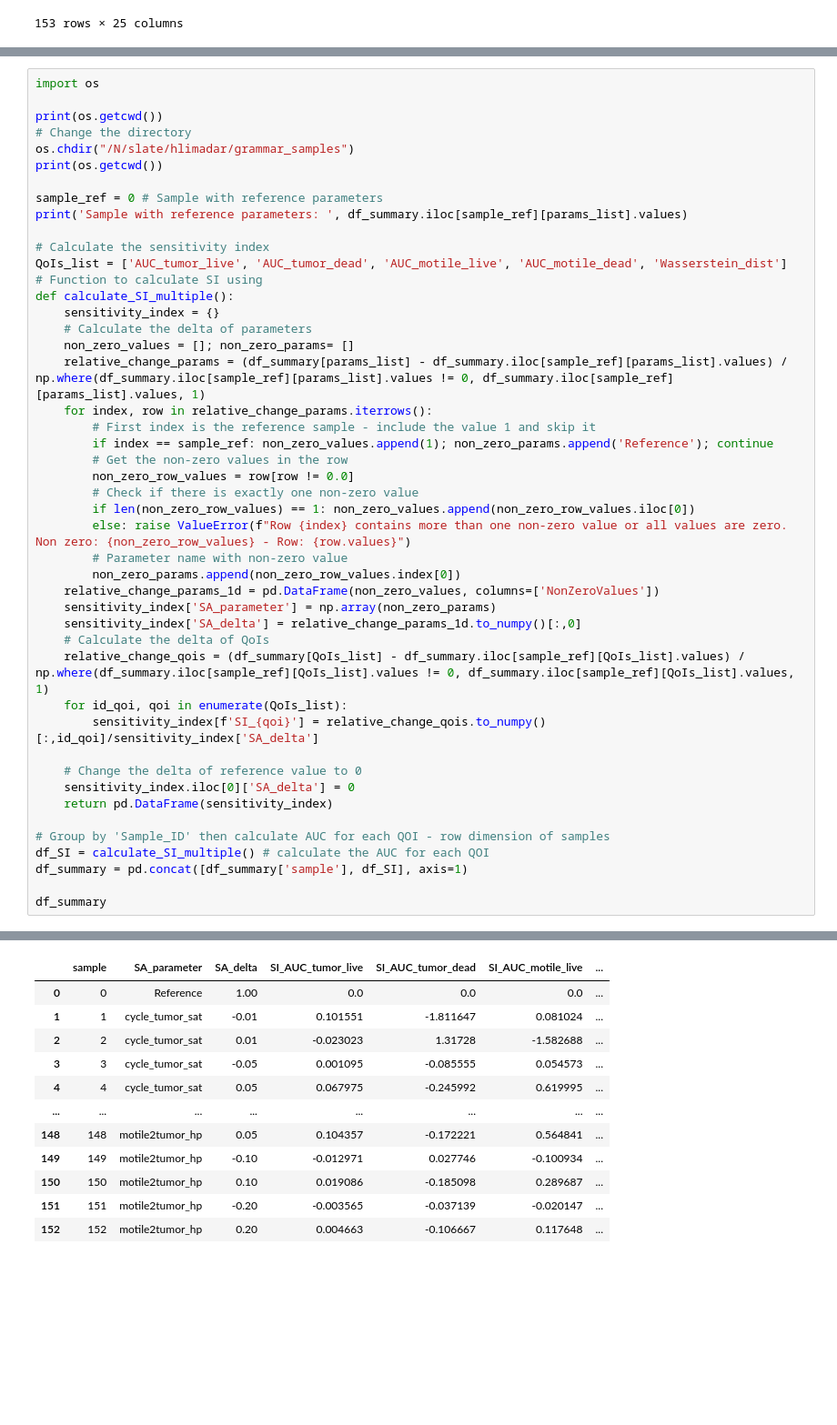
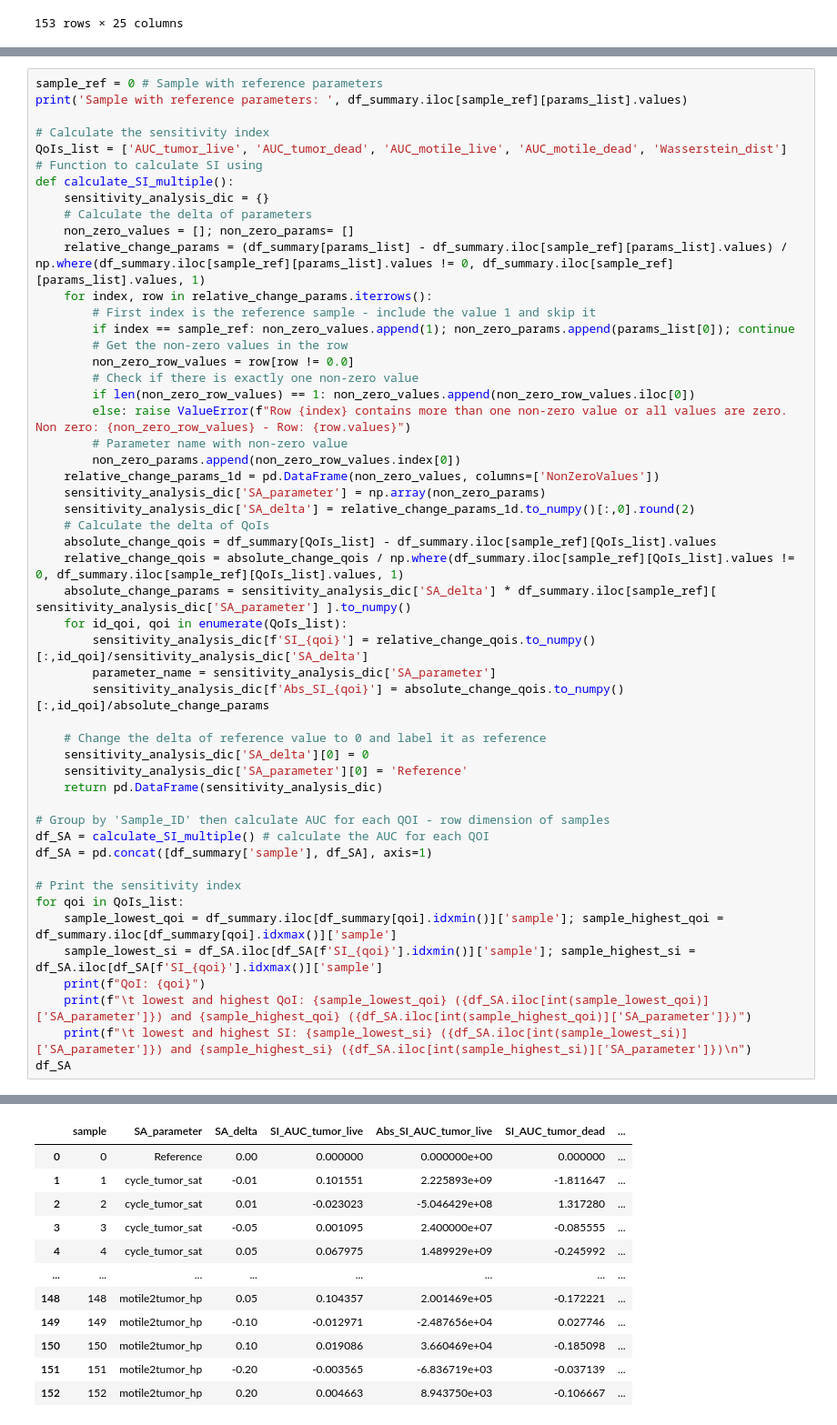
Before and after one commit to PhysiCell-Models/grammar_samples, a Jupyter notebook: Sensitivity_Analysis/SA_script_ex1.ipynb, the cells around one changed output, grey strips where cells are left out. Shown: that part at 91% size. Drawn from its saved outputs; the diff is of its cells as text; blank space fills up the shorter version.

```diff
--- a/Sensitivity_Analysis/SA_script_ex1.ipynb
+++ b/Sensitivity_Analysis/SA_script_ex1.ipynb
@@ -165,13 +176,6 @@ $$S_{\theta_i} = \dfrac{f(\theta_i)-f(\theta^\star)}{f(\theta^\star)}\cdot \dfra
 - $∣S∣≫1:$ The output is highly sensitive to the parameter; small changes in the parameter will cause large changes in the output.
 - $∣S∣≪1:$ The output is relatively insensitive to the parameter; large changes in the parameter will have little effect on the output.
 # %%
-import os
-
-print(os.getcwd())
-# Change the directory
-os.chdir("/N/slate/hlimadar/grammar_samples")
-print(os.getcwd())
-
 sample_ref = 0 # Sample with reference parameters
 print('Sample with reference parameters: ', df_summary.iloc[sample_ref][params_list].values)
 
@@ -179,13 +183,13 @@ print('Sample with reference parameters: ', df_summary.iloc[sample_ref][params_l
 QoIs_list = ['AUC_tumor_live', 'AUC_tumor_dead', 'AUC_motile_live', 'AUC_motile_dead', 'Wasserstein_dist']
 # Function to calculate SI using
 def calculate_SI_multiple():
-    sensitivity_index = {}
+    sensitivity_analysis_dic = {}
     # Calculate the delta of parameters
     non_zero_values = []; non_zero_params= []
     relative_change_params = (df_summary[params_list] - df_summary.iloc[sample_ref][params_list].values) / np.where(df_summary.iloc[sample_ref][params_list].values != 0, df_summary.iloc[sample_ref][params_list].values, 1)
     for index, row in relative_change_params.iterrows():
         # First index is the reference sample - include the value 1 and skip it
-        if index == sample_ref: non_zero_values.append(1); non_zero_params.append('Reference'); continue
+        if index == sample_ref: non_zero_values.append(1); non_zero_params.append(params_list[0]); continue
         # Get the non-zero values in the row
         non_zero_row_values = row[row != 0.0]
         # Check if there is exactly one non-zero value
@@ -194,20 +198,32 @@ def calculate_SI_multiple():
         # Parameter name with non-zero value
         non_zero_params.append(non_zero_row_values.index[0])
     relative_change_params_1d = pd.DataFrame(non_zero_values, columns=['NonZeroValues'])
-    sensitivity_index['SA_parameter'] = np.array(non_zero_params)
-    sensitivity_index['SA_delta'] = relative_change_params_1d.to_numpy()[:,0]
+    sensitivity_analysis_dic['SA_parameter'] = np.array(non_zero_params)
+    sensitivity_analysis_dic['SA_delta'] = relative_change_params_1d.to_numpy()[:,0].round(2)
     # Calculate the delta of QoIs
-    relative_change_qois = (df_summary[QoIs_list] - df_summary.iloc[sample_ref][QoIs_list].values) / np.where(df_summary.iloc[sample_ref][QoIs_list].values != 0, df_summary.iloc[sample_ref][QoIs_list].values, 1)
+    absolute_change_qois = df_summary[QoIs_list] - df_summary.iloc[sample_ref][QoIs_list].values
+    relative_change_qois = absolute_change_qois / np.where(df_summary.iloc[sample_ref][QoIs_list].values != 0, df_summary.iloc[sample_ref][QoIs_list].values, 1)
+    absolute_change_params = sensitivity_analysis_dic['SA_delta'] * df_summary.iloc[sample_ref][ sensitivity_analysis_dic['SA_parameter'] ].to_numpy()
     for id_qoi, qoi in enumerate(QoIs_list):
-        sensitivity_index[f'SI_{qoi}'] = relative_change_qois.to_numpy()[:,id_qoi]/sensitivity_index['SA_delta']
+        sensitivity_analysis_dic[f'SI_{qoi}'] = relative_change_qois.to_numpy()[:,id_qoi]/sensitivity_analysis_dic['SA_delta']
+        parameter_name = sensitivity_analysis_dic['SA_parameter']
+        sensitivity_analysis_dic[f'Abs_SI_{qoi}'] = absolute_change_qois.to_numpy()[:,id_qoi]/absolute_change_params
 
-    # Change the delta of reference value to 0
-    sensitivity_index.iloc[0]['SA_delta'] = 0
-    return pd.DataFrame(sensitivity_index)
+    # Change the delta of reference value to 0 and label it as reference
+    sensitivity_analysis_dic['SA_delta'][0] = 0
+    sensitivity_analysis_dic['SA_parameter'][0] = 'Reference'
+    return pd.DataFrame(sensitivity_analysis_dic)
 
 # Group by 'Sample_ID' then calculate AUC for each QOI - row dimension of samples
-df_SI = calculate_SI_multiple() # calculate the AUC for each QOI
-df_summary = pd.concat([df_summary['sample'], df_SI], axis=1)
+df_SA = calculate_SI_multiple() # calculate the AUC for each QOI
+df_SA = pd.concat([df_summary['sample'], df_SA], axis=1)
 
-df_summary
+# Print the sensitivity index
+for qoi in QoIs_list:
+    sample_lowest_qoi = df_summary.iloc[df_summary[qoi].idxmin()]['sample']; sample_highest_qoi = df_summary.iloc[df_summary[qoi].idxmax()]['sample']
+    sample_lowest_si = df_SA.iloc[df_SA[f'SI_{qoi}'].idxmin()]['sample']; sample_highest_si = df_SA.iloc[df_SA[f'SI_{qoi}'].idxmax()]['sample']
+    print(f"QoI: {qoi}")
+    print(f"\t lowest and highest QoI: {sample_lowest_qoi} ({df_SA.iloc[int(sample_lowest_qoi)]['SA_parameter']}) and {sample_highest_qoi} ({df_SA.iloc[int(sample_highest_qoi)]['SA_parameter']})")
+    print(f"\t lowest and highest SI: {sample_lowest_si} ({df_SA.iloc[int(sample_lowest_si)]['SA_parameter']}) and {sample_highest_si} ({df_SA.iloc[int(sample_highest_si)]['SA_parameter']})\n")
+df_SA
 # %% [output]
@@ -222,12 +247,12 @@ Sample with reference parameters:  [np.float64(0.0005600000000000001) np.float64
-|  | sample | SA_parameter | SA_delta | SI_AUC_tumor_live | SI_AUC_tumor_dead | SI_AUC_motile_live | ... |
-| 0 | 0 | Reference | 1.00 | 0.0 | 0.0 | 0.0 | ... |
-| 1 | 1 | cycle_tumor_sat | -0.01 | 0.101551 | -1.811647 | 0.081024 | ... |
-| 2 | 2 | cycle_tumor_sat | 0.01 | -0.023023 | 1.31728 | -1.582688 | ... |
-| 3 | 3 | cycle_tumor_sat | -0.05 | 0.001095 | -0.085555 | 0.054573 | ... |
-| 4 | 4 | cycle_tumor_sat | 0.05 | 0.067975 | -0.245992 | 0.619995 | ... |
+|  | sample | SA_parameter | SA_delta | SI_AUC_tumor_live | Abs_SI_AUC_tumor_live | SI_AUC_tumor_dead | ... |
+| 0 | 0 | Reference | 0.00 | 0.000000 | 0.000000e+00 | 0.000000 | ... |
+| 1 | 1 | cycle_tumor_sat | -0.01 | 0.101551 | 2.225893e+09 | -1.811647 | ... |
+| 2 | 2 | cycle_tumor_sat | 0.01 | -0.023023 | -5.046429e+08 | 1.317280 | ... |
+| 3 | 3 | cycle_tumor_sat | -0.05 | 0.001095 | 2.400000e+07 | -0.085555 | ... |
+| 4 | 4 | cycle_tumor_sat | 0.05 | 0.067975 | 1.489929e+09 | -0.245992 | ... |
 | ... | ... | ... | ... | ... | ... | ... | ... |
-| 148 | 148 | motile2tumor_hp | 0.05 | 0.104357 | -0.172221 | 0.564841 | ... |
-| 149 | 149 | motile2tumor_hp | -0.10 | -0.012971 | 0.027746 | -0.100934 | ... |
-| 150 | 150 | motile2tumor_hp | 0.10 | 0.019086 | -0.185098 | 0.289687 | ... |
-| 151 | 151 | motile2tumor_hp | -0.20 | -0.003565 | -0.037139 | -0.020147 | ... |
-| 152 | 152 | motile2tumor_hp | 0.20 | 0.004663 | -0.106667 | 0.117648 | ... |
+| 148 | 148 | motile2tumor_hp | 0.05 | 0.104357 | 2.001469e+05 | -0.172221 | ... |
+| 149 | 149 | motile2tumor_hp | -0.10 | -0.012971 | -2.487656e+04 | 0.027746 | ... |
+| 150 | 150 | motile2tumor_hp | 0.10 | 0.019086 | 3.660469e+04 | -0.185098 | ... |
+| 151 | 151 | motile2tumor_hp | -0.20 | -0.003565 | -6.836719e+03 | -0.037139 | ... |
+| 152 | 152 | motile2tumor_hp | 0.20 | 0.004663 | 8.943750e+03 | -0.106667 | ... |
```
Also changed, not shown: parts of 6 cells of this notebook.
